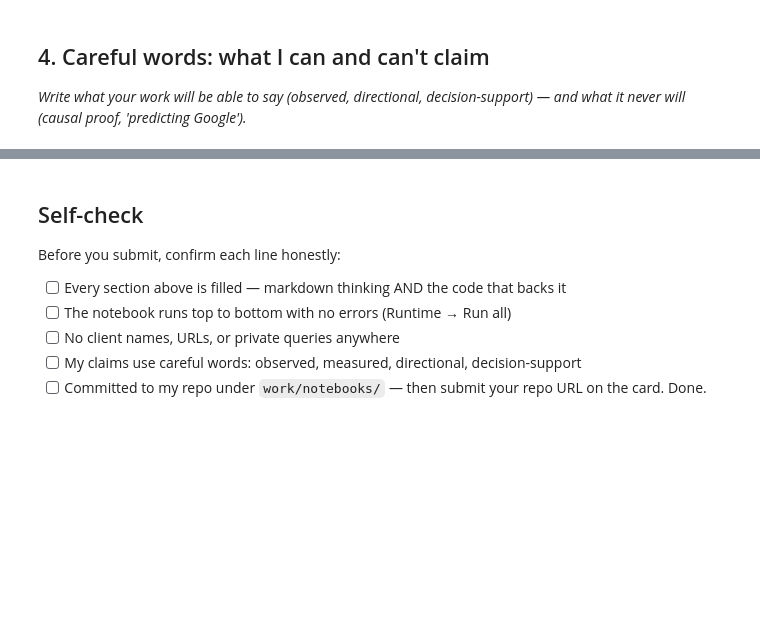
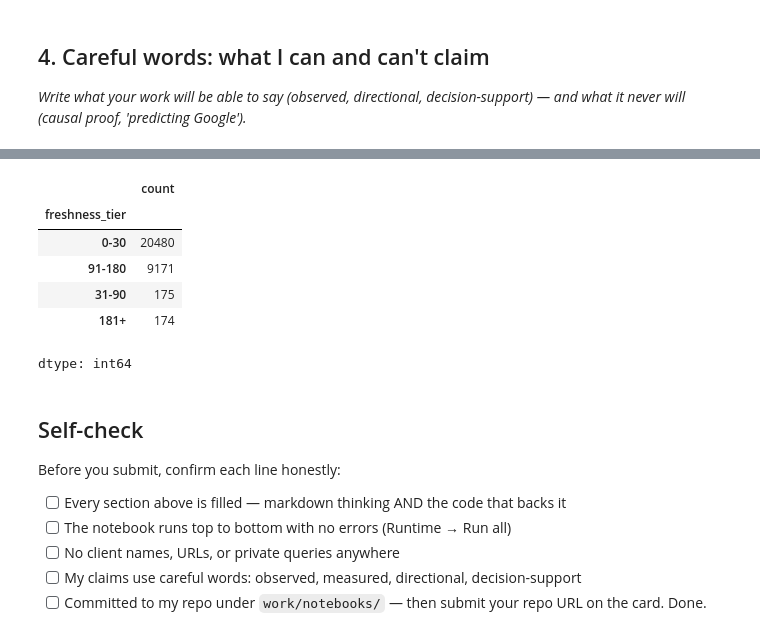
Before and after one commit to arslanxrz/flyrank-ml-internship, a Jupyter notebook: work/notebooks/w01_research_question.ipynb, the cells around one changed output, grey strips where cells are left out. Drawn from its saved outputs; the diff is of its cells as text; code cells hidden in the pictures; blank space fills up the shorter version.

```diff
--- a/work/notebooks/w01_research_question.ipynb
+++ b/work/notebooks/w01_research_question.ipynb
@@ -25,3 +163,13 @@ This skeleton is yours to fill. Work the sections **in order** — each one has
+# %%
+df["freshness_tier"].value_counts()
+# %% [output]
+|  | count |
+| freshness_tier |  |
+| 0-30 | 20480 |
+| 91-180 | 9171 |
+| 31-90 | 175 |
+| 181+ | 174 |
+dtype: int64
 # %% [markdown]
 ## Self-check
 
```
Also changed, not shown: parts of 18 cells of this notebook.
